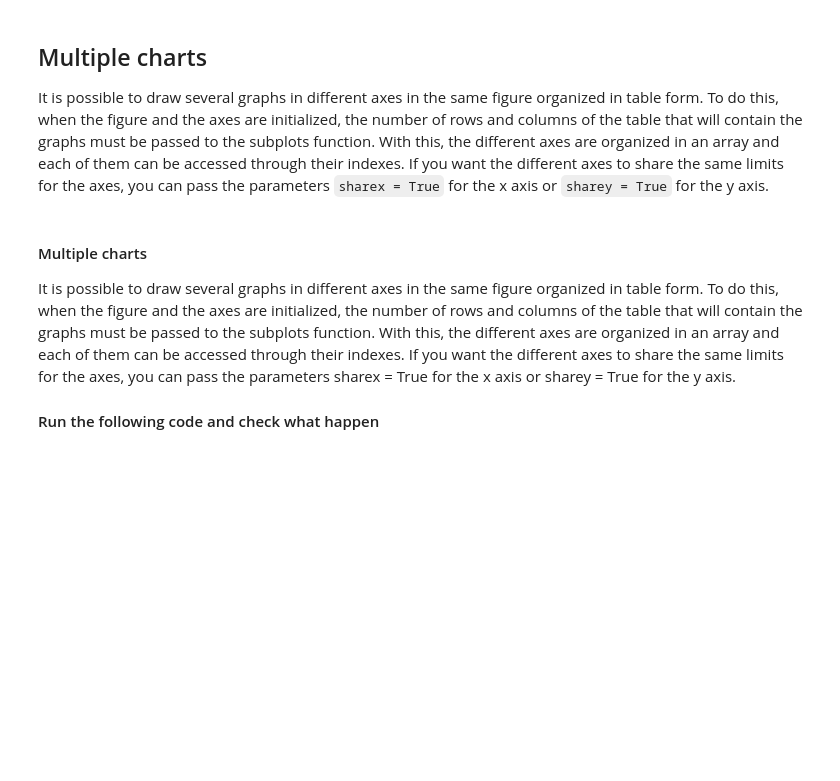
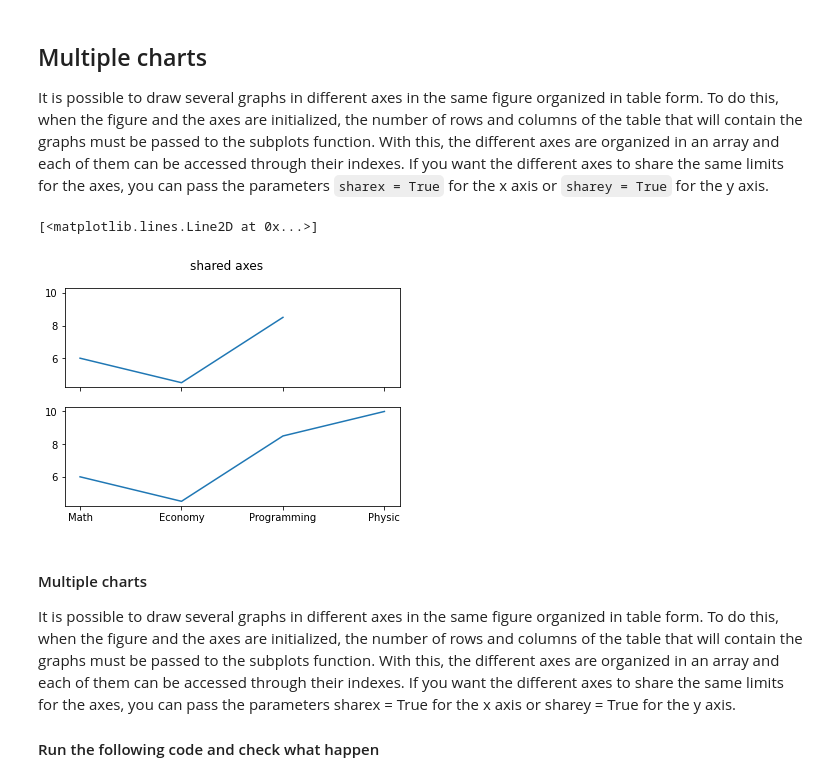
Before and after one commit to spannozzo/machine-learning-prework, a Jupyter notebook: 04-matplotlib/04.1-Intro-to-Matplotlib.ipynb, the cells around one changed output. Cells and saved outputs as stored; diff of their text form; code cells hidden in the pictures; blank space fills up the shorter version.

```diff
--- a/04-matplotlib/04.1-Intro-to-Matplotlib.ipynb
+++ b/04-matplotlib/04.1-Intro-to-Matplotlib.ipynb
@@ -233,8 +285,24 @@ To change the color of the objects, use the parameter color = color-name, where
 ## Multiple charts
 It is possible to draw several graphs in different axes in the same figure organized in table form. To do this, when the figure and the axes are initialized, the number of rows and columns of the table that will contain the graphs must be passed to the subplots function. With this, the different axes are organized in an array and each of them can be accessed through their indexes. If you want the different axes to share the same limits for the axes, you can pass the parameters `sharex = True` for the x axis or `sharey = True` for the y axis.
 # %%
+import numpy as np;
+import matplotlib.pyplot as plt
+import pandas as pd
+
 ## Input
 s = pd.Series({'Math': 6.0,  'Economy': 4.5, 'Programming': 8.5})
+s2 = pd.Series({'Physic' : 10})
+t = pd.concat([s,s2],axis=0)
+fig, (ax1, ax2) = plt.subplots(nrows=2, sharex=True, sharey='all')
+
+fig.suptitle('shared axes')
+
+
+ax1.plot(s)
+ax2.plot(t)
+# %% [output]
+[<matplotlib.lines.Line2D at 0x...>]
+[figure, added]
 # %% [markdown]
 #### Multiple charts
 It is possible to draw several graphs in different axes in the same figure organized in table form. To do this, when the figure and the axes are initialized, the number of rows and columns of the table that will contain the graphs must be passed to the subplots function. With this, the different axes are organized in an array and each of them can be accessed through their indexes. If you want the different axes to share the same limits for the axes, you can pass the parameters sharex = True for the x axis or sharey = True for the y axis.
```
Also changed, not shown: parts of 4 cells of this notebook, 2 other files.
